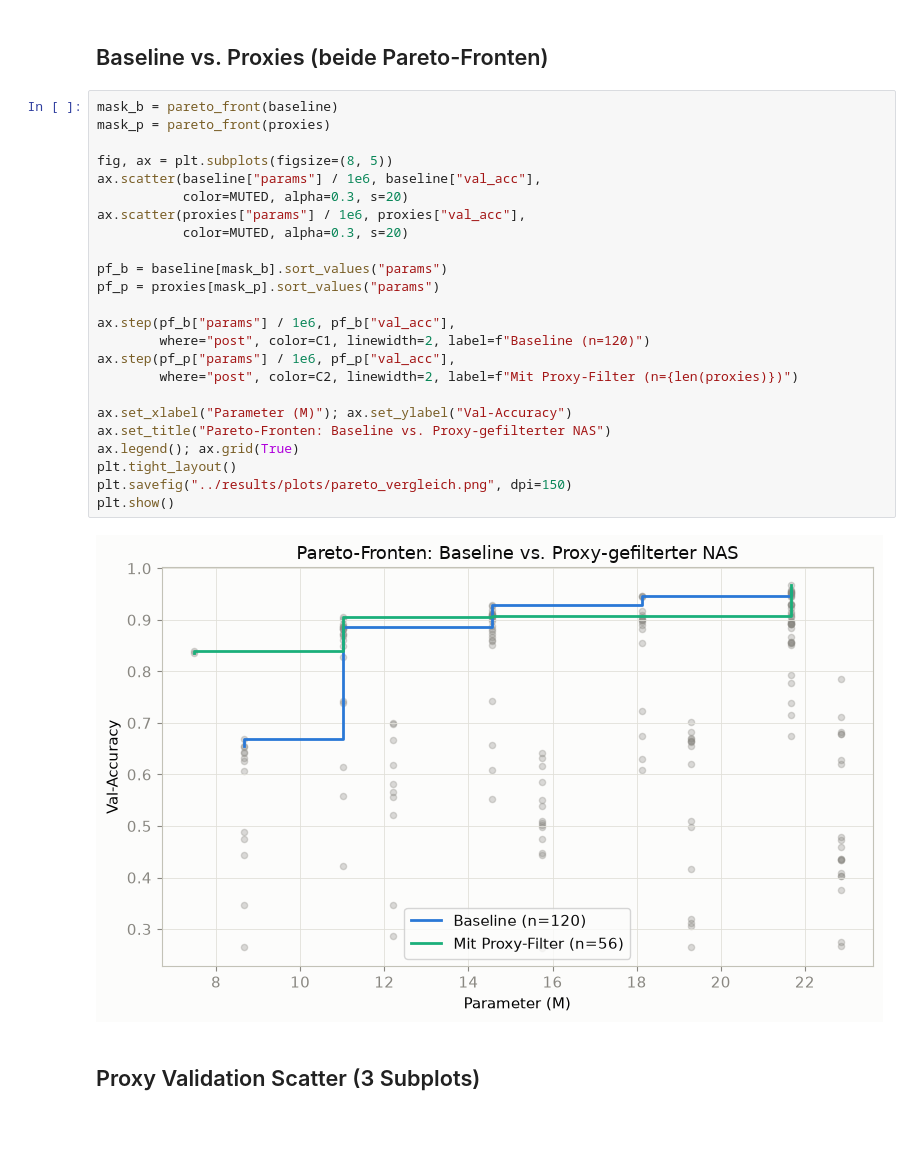
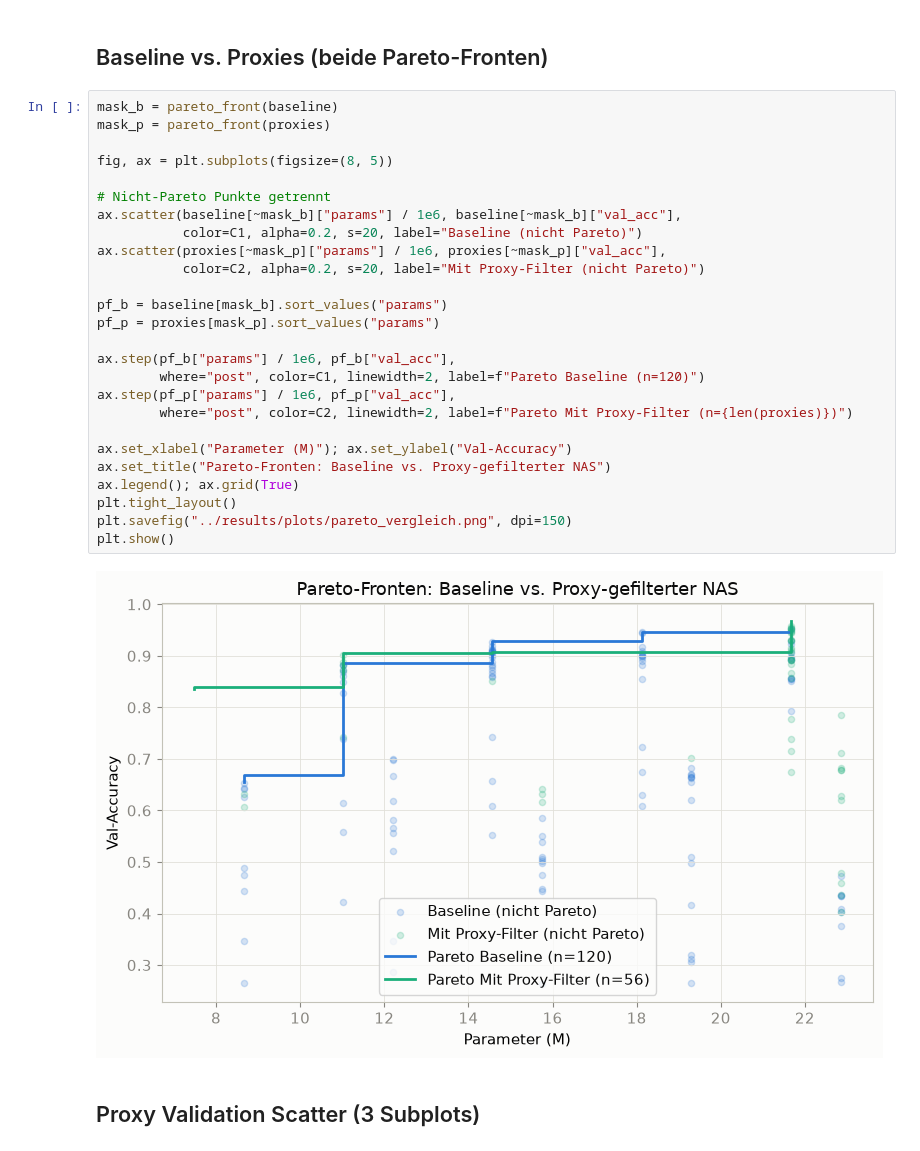
Before and after one commit to mats-ad/Masterarbeit, a Jupyter notebook: notebooks/auswertung_ergebnisse.ipynb, the cells around one changed output. Cells and saved outputs as stored; diff of their text form.

```diff
--- a/notebooks/auswertung_ergebnisse.ipynb
+++ b/notebooks/auswertung_ergebnisse.ipynb
@@ -93,29 +93,31 @@ plt.show()
 # %%
 mask_b = pareto_front(baseline)
 mask_p = pareto_front(proxies)
 
 fig, ax = plt.subplots(figsize=(8, 5))
-ax.scatter(baseline["params"] / 1e6, baseline["val_acc"],
-           color=MUTED, alpha=0.3, s=20)
-ax.scatter(proxies["params"] / 1e6, proxies["val_acc"],
-           color=MUTED, alpha=0.3, s=20)
+
+# Nicht-Pareto Punkte getrennt
+ax.scatter(baseline[~mask_b]["params"] / 1e6, baseline[~mask_b]["val_acc"],
+           color=C1, alpha=0.2, s=20, label="Baseline (nicht Pareto)")
+ax.scatter(proxies[~mask_p]["params"] / 1e6, proxies[~mask_p]["val_acc"],
+           color=C2, alpha=0.2, s=20, label="Mit Proxy-Filter (nicht Pareto)")
 
 pf_b = baseline[mask_b].sort_values("params")
 pf_p = proxies[mask_p].sort_values("params")
 
 ax.step(pf_b["params"] / 1e6, pf_b["val_acc"],
-        where="post", color=C1, linewidth=2, label=f"Baseline (n=120)")
+        where="post", color=C1, linewidth=2, label=f"Pareto Baseline (n=120)")
 ax.step(pf_p["params"] / 1e6, pf_p["val_acc"],
-        where="post", color=C2, linewidth=2, label=f"Mit Proxy-Filter (n={len(proxies)})")
+        where="post", color=C2, linewidth=2, label=f"Pareto Mit Proxy-Filter (n={len(proxies)})")
 
 ax.set_xlabel("Parameter (M)"); ax.set_ylabel("Val-Accuracy")
 ax.set_title("Pareto-Fronten: Baseline vs. Proxy-gefilterter NAS")
 ax.legend(); ax.grid(True)
 plt.tight_layout()
 plt.savefig("../results/plots/pareto_vergleich.png", dpi=150)
 plt.show()
 # %% [output]
-[figure, old version]
+[figure, new version]
 # %% [markdown]
 ## Proxy Validation Scatter (3 Subplots)
 # %%
```
Also changed, not shown: parts of 6 cells of this notebook, 17 other files.
